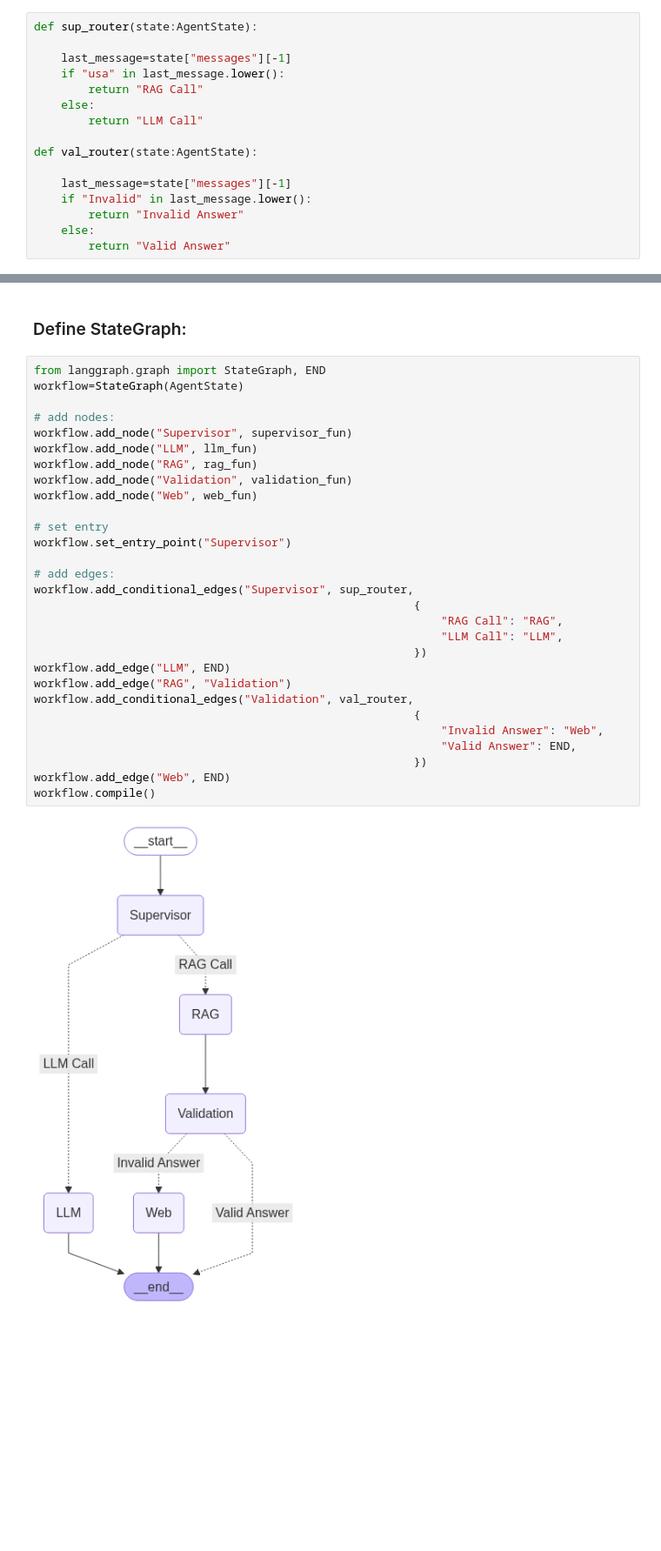
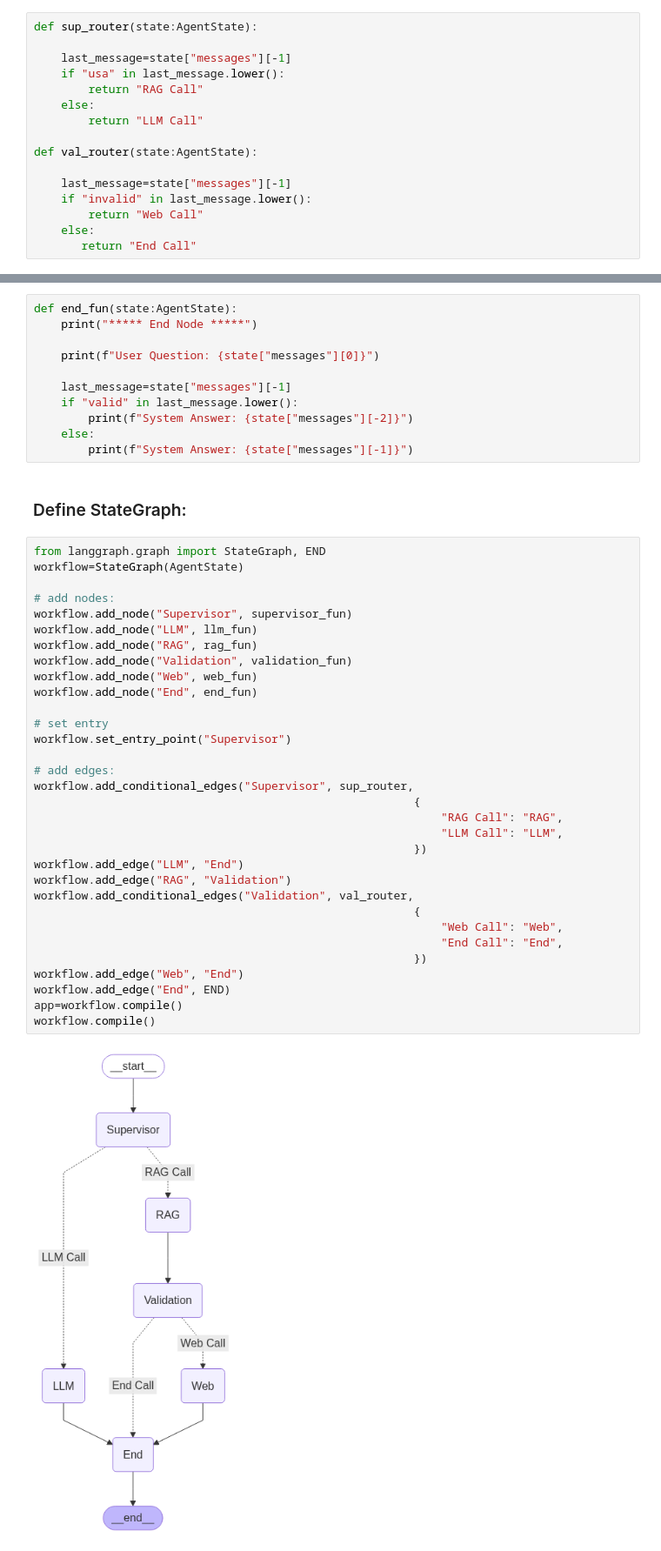
Before and after one commit to arindam-29/AgenticAI-Projects, a Jupyter notebook: 2. LangGraph/1. LG_Project.ipynb, the cells around one changed output, grey strips where cells are left out. Shown at 87% size. Drawn from its saved outputs; the diff is of its cells as text; blank space fills up the shorter version.

```diff
--- a/2. LangGraph/1. LG_Project.ipynb
+++ b/2. LangGraph/1. LG_Project.ipynb
@@ -162,10 +155,10 @@ def sup_router(state:AgentState):
 def val_router(state:AgentState):
 
     last_message=state["messages"][-1]
-    if "Invalid" in last_message.lower():
-        return "Invalid Answer"
+    if "invalid" in last_message.lower():
+        return "Web Call"
     else:
-        return "Valid Answer"
+       return "End Call"
 # %% [markdown]
 ### LLM Node:
 # %%
@@ -280,34 +257,48 @@ Question:  what is the price of todays Tesla stock?
+# %%
+def end_fun(state:AgentState):
+    print("***** End Node *****")
+
+    print(f"User Question: {state["messages"][0]}")
+
+    last_message=state["messages"][-1]
+    if "valid" in last_message.lower():
+        print(f"System Answer: {state["messages"][-2]}")
+    else:
+        print(f"System Answer: {state["messages"][-1]}")
 # %% [markdown]
 ### Define StateGraph:
 # %%
 from langgraph.graph import StateGraph, END
 workflow=StateGraph(AgentState)
 
 # add nodes:
 workflow.add_node("Supervisor", supervisor_fun)
 workflow.add_node("LLM", llm_fun)
 workflow.add_node("RAG", rag_fun)
 workflow.add_node("Validation", validation_fun)
 workflow.add_node("Web", web_fun)
+workflow.add_node("End", end_fun)
 
 # set entry
 workflow.set_entry_point("Supervisor")
 
 # add edges:
 workflow.add_conditional_edges("Supervisor", sup_router,
                                                         {
                                                             "RAG Call": "RAG",
                                                             "LLM Call": "LLM",
                                                         })
-workflow.add_edge("LLM", END)
+workflow.add_edge("LLM", "End")
 workflow.add_edge("RAG", "Validation")
 workflow.add_conditional_edges("Validation", val_router,
                                                         {
-                                                            "Invalid Answer": "Web",
-                                                            "Valid Answer": END,
+                                                            "Web Call": "Web",
+                                                            "End Call": "End",
                                                         })
-workflow.add_edge("Web", END)
+workflow.add_edge("Web", "End")
+workflow.add_edge("End", END)
+app=workflow.compile()
 workflow.compile()
 # %% [output]
-[figure, old version]
+[figure, new version]
 # %% [markdown]
```
Also changed, not shown: parts of 17 cells of this notebook.
